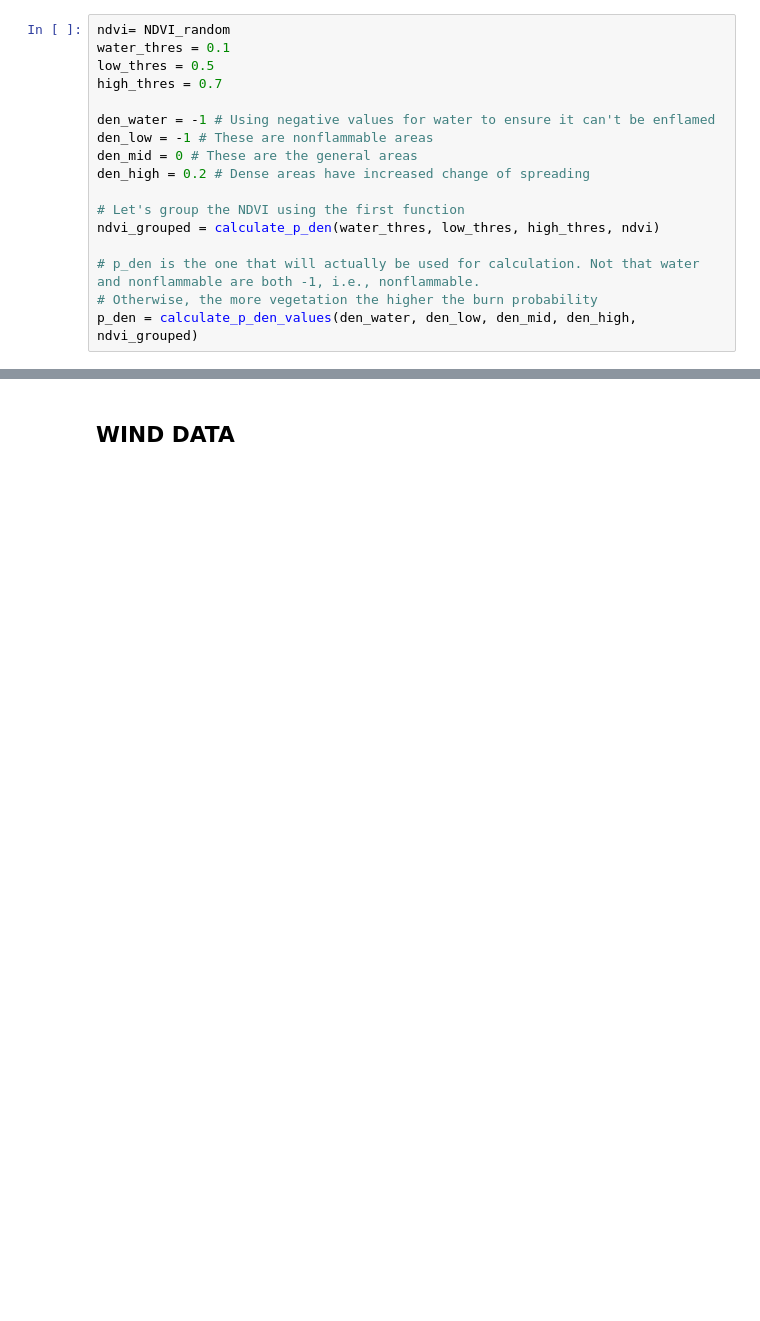
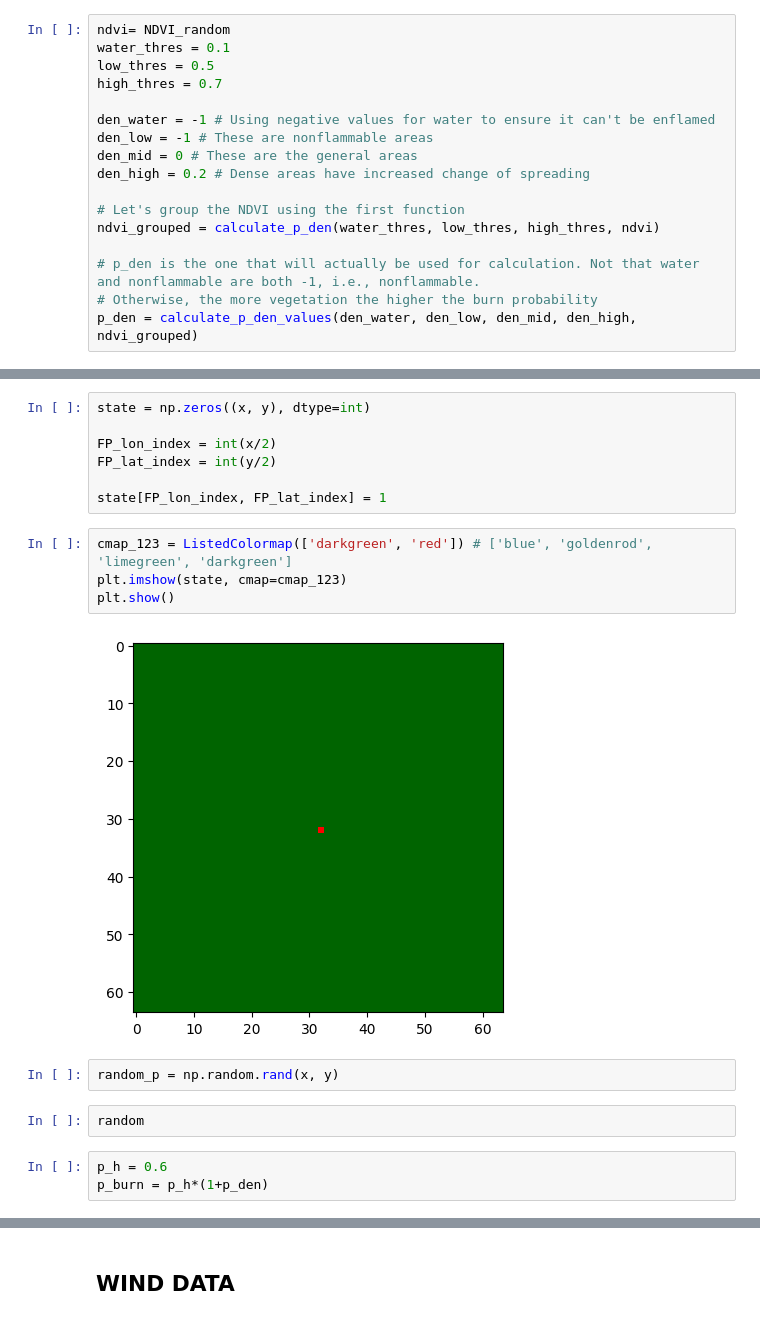
Before and after one commit to francobarrionuevoenv21/HPC_2025, a Jupyter notebook: CA_Implt_GPUs_HPC2025.ipynb, the cells around one changed output, grey strips where cells are left out. Saved outputs shown, nothing was run; the diff lists cells and outputs as text; blank space fills up the shorter version.

```diff
--- a/CA_Implt_GPUs_HPC2025.ipynb
+++ b/CA_Implt_GPUs_HPC2025.ipynb
@@ -64,0 +92,20 @@ plt.show()
+# %%
+state = np.zeros((x, y), dtype=int)
+
+FP_lon_index = int(x/2)
+FP_lat_index = int(y/2)
+
+state[FP_lon_index, FP_lat_index] = 1
+# %%
+cmap_123 = ListedColormap(['darkgreen', 'red']) # ['blue', 'goldenrod', 'limegreen', 'darkgreen']
+plt.imshow(state, cmap=cmap_123)
+plt.show()
+# %% [output]
+[figure, added]
+# %%
+random_p = np.random.rand(x, y)
+# %%
+random
+# %%
+p_h = 0.6
+p_burn = p_h*(1+p_den)
```
Also changed, not shown: parts of 19 cells of this notebook.
